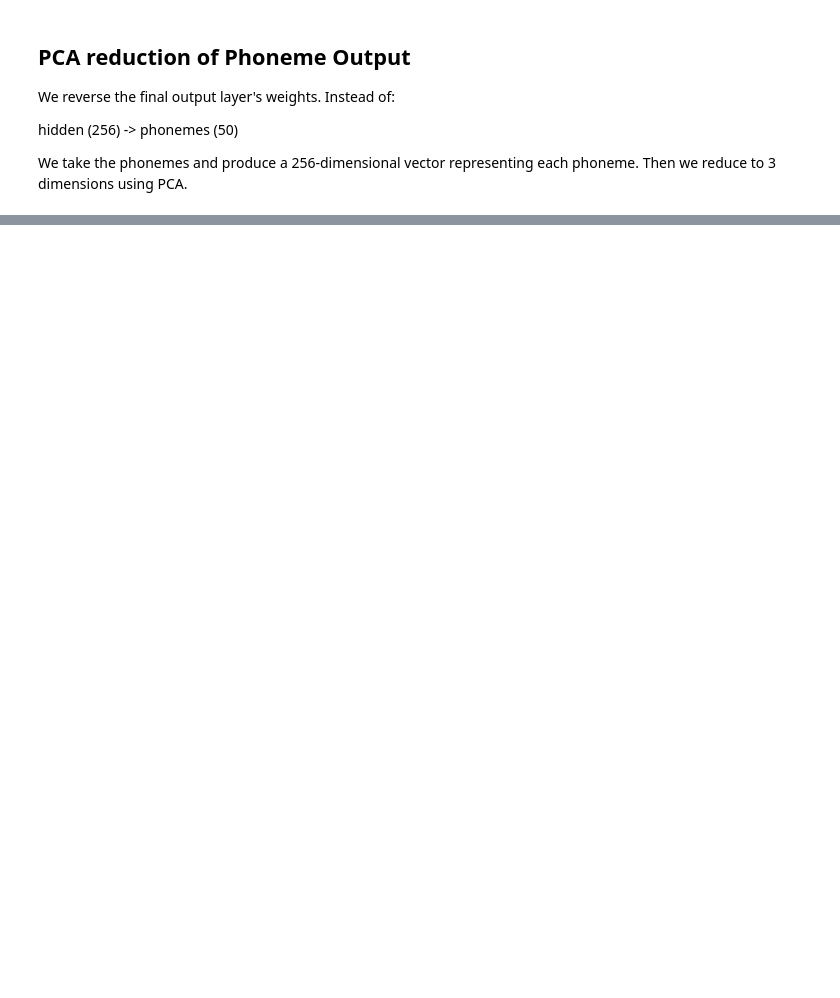
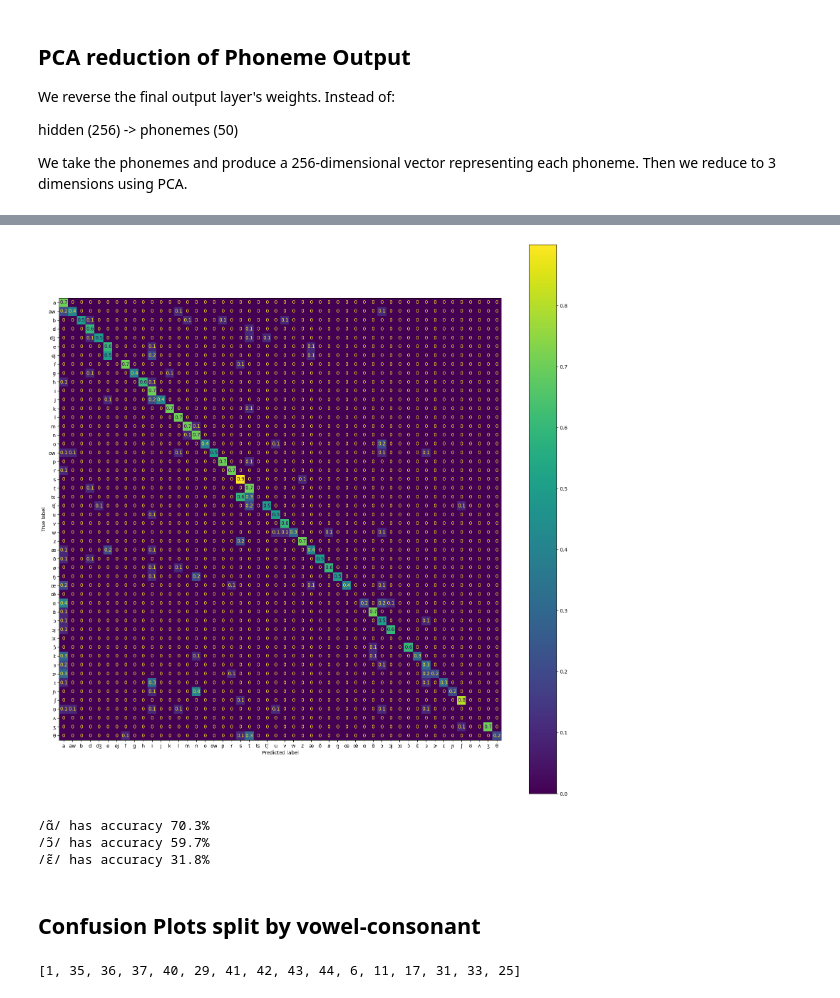
Before and after one commit to pplantinga/bilingual_networks, a Jupyter notebook: phoneme_pca.ipynb, the cells around one changed output, grey strips where cells are left out. Cells and saved outputs as stored; diff of their text form; code cells hidden in the pictures; blank space fills up the shorter version.

```diff
--- a/phoneme_pca.ipynb
+++ b/phoneme_pca.ipynb
@@ -93,0 +182,31 @@ phone2pca
+# %%
+frbi_confusions = torch.load("bilingual_networks/results/20fr20fr05en95/confusions_test.txt")
+# %%
+confusions = (frbi_confusions / (frbi_confusions.sum(dim=1, keepdim=True) + 1)).numpy().round(decimals=1)
+disp = ConfusionMatrixDisplay(confusions[1:,1:], display_labels=list(phone_encoder.lab2ind)[1:])
+disp.plot()
+plt.show()
+# %% [output]
+[figure, added]
+# %%
+### JUST NASALS
+nasals = ['ɑ̃', 'ɔ̃', 'ɛ̃']
+confusions = (frbi_confusions / (frbi_confusions.sum(dim=1, keepdim=True) + 1)).numpy().round(decimals=3)
+indexes = [phone_encoder.lab2ind[l] for l in nasals]
+for nasal, accuracy in zip(nasals, confusions[indexes, indexes]):
+    print(f"/{nasal}/ has accuracy {accuracy:.1%}")
+# %% [output]
+/ɑ̃/ has accuracy 70.3%
+/ɔ̃/ has accuracy 59.7%
+/ɛ̃/ has accuracy 31.8%
+# %% [markdown]
+## Confusion Plots split by vowel-consonant
+# %%
+#monophthongs = ['a', 'æ', 'ɑ', 'ɑ̃', 'ʌ', 'ɔ', 'ɔ̃', 'ɛ', 'ɛ̃', 'ɜ', 'ɝ', 'ɪ', 'e', 'i', 'o', 'ø', 'œ', 'œ̃', 'u', 'ʊ']
+monophthongs = ['a', 'ɑ', 'ɑ̃', 'ɔ', 'ɔ̃', 'ɛ', 'ɛ̃', 'ɜ', 'ɝ', 'ɪ', 'e', 'i', 'o', 'ø', 'œ', 'u']
+consonants = ['b', 'p', 'f', 'v', 'w', 'ɡ', 'h', 'j', 'k', 'l', 'm', 'n', 'ŋ', 'ɲ',  'r', 's', 'z', 'd', 'dʒ', 'ʒ', 'ð', 'θ', 'ʃ', 't', 'tʃ']
+vowel_rows = phone_encoder.encode_sequence(monophthongs)
+conso_rows = phone_encoder.encode_sequence(consonants)
+print(vowel_rows)
+# %% [output]
+[1, 35, 36, 37, 40, 29, 41, 42, 43, 44, 6, 11, 17, 31, 33, 25]
```
Also changed, not shown: parts of 31 cells of this notebook, 2 other files.
